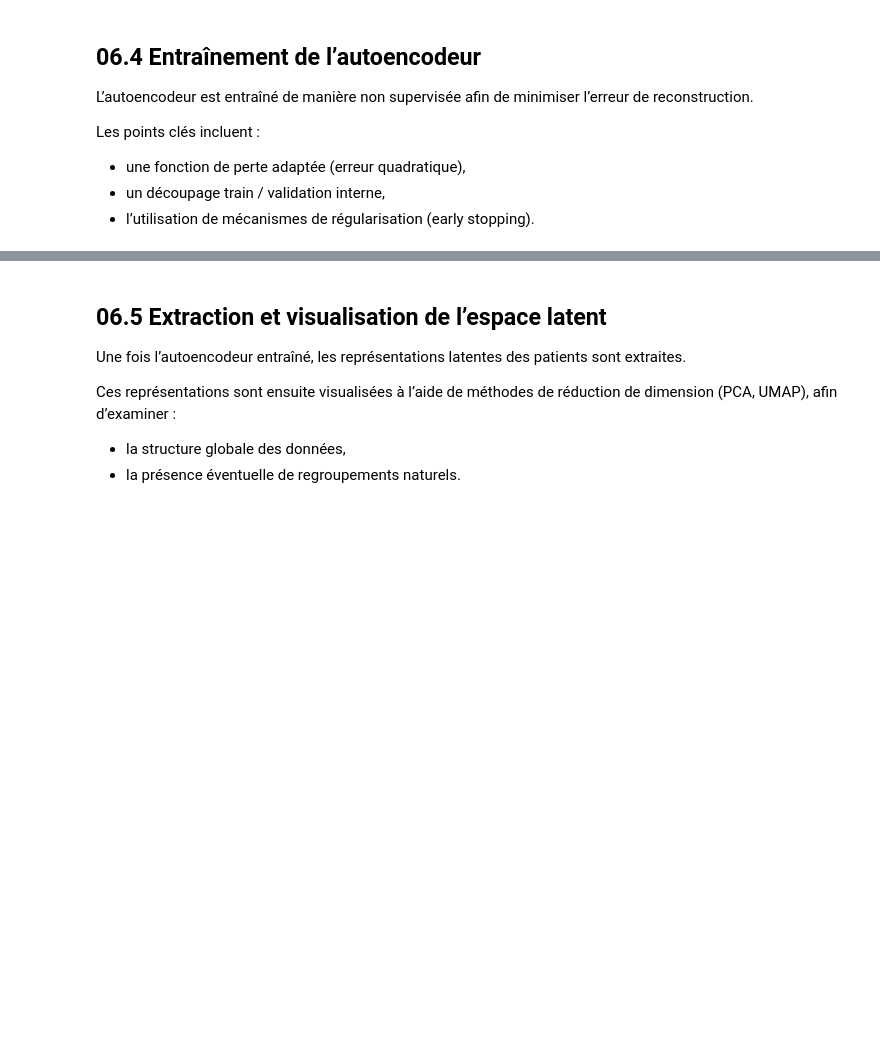
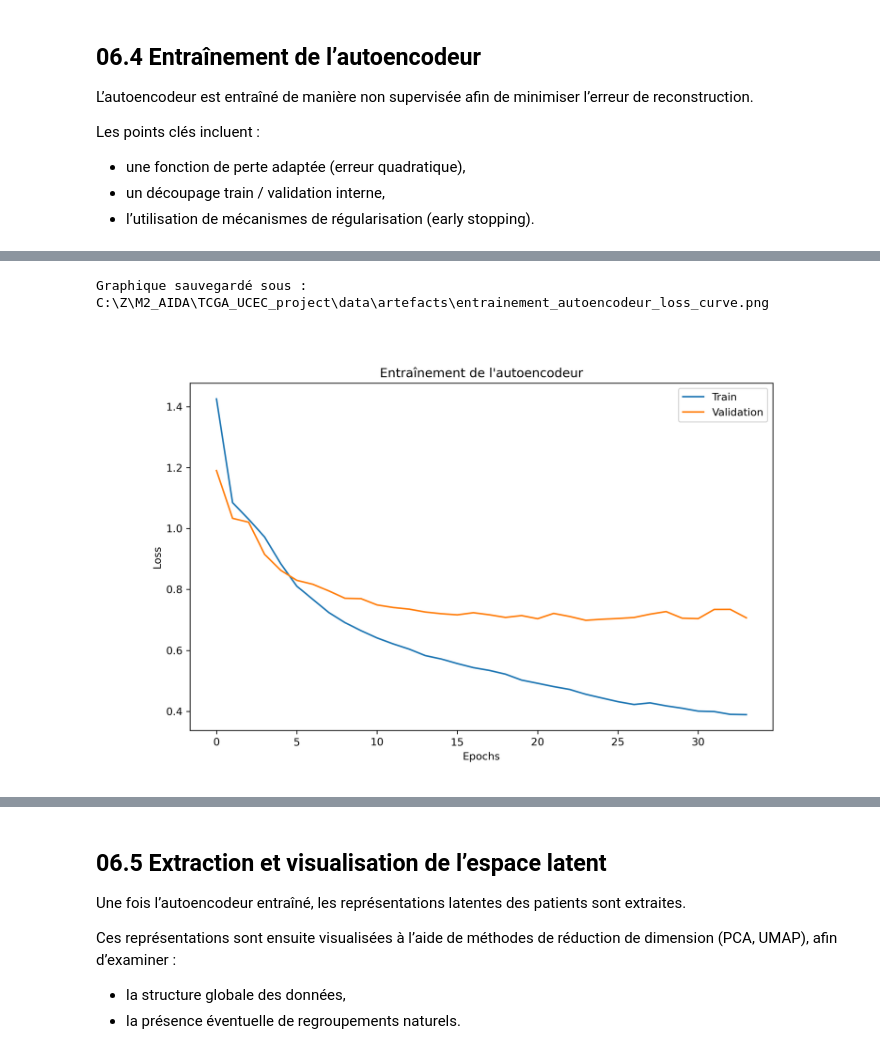
Before and after one commit to mylaila/TCGA_UCEC_project, a Jupyter notebook: 06_autoencoder.ipynb, the cells around one changed output, grey strips where cells are left out. Cells and saved outputs as stored; diff of their text form; code cells hidden in the pictures; blank space fills up the shorter version.

Commit message:
feat: ajout visualisations autoencodeur et mise à jour notebooks

```diff
--- a/06_autoencoder.ipynb
+++ b/06_autoencoder.ipynb
@@ -44,0 +391,25 @@ Les points clés incluent :
+# %%
+# Enregistrer le graphique dans le répertoire ARTEFACTS
+image_path = os.path.join(DIRS["ARTEFACTS"], "entrainement_autoencodeur_loss_curve.png")
+
+# Tracer la courbe de perte
+plt.plot(history.history['loss'], label='Train')
+plt.plot(history.history['val_loss'], label='Validation')
+plt.xlabel('Epochs')
+plt.ylabel('Loss')
+plt.title('Entraînement de l\'autoencodeur')
+plt.legend()
+
+# Sauvegarder le graphique en tant qu'image PNG
+plt.savefig(image_path)
+plt.close()
+
+# Afficher le chemin de l'image dans la sortie du notebook
+print(f"Graphique sauvegardé sous : {image_path}")
+
+# Afficher l'image directement dans le notebook
+from IPython.display import Image
+Image(filename=image_path)
+# %% [output]
+Graphique sauvegardé sous : C:\Z\M2_AIDA\TCGA_UCEC_project\data\artefacts\entrainement_autoencodeur_loss_curve.png
+[figure, added]
```
Also changed, not shown: parts of 16 cells of this notebook, 3 other files.
